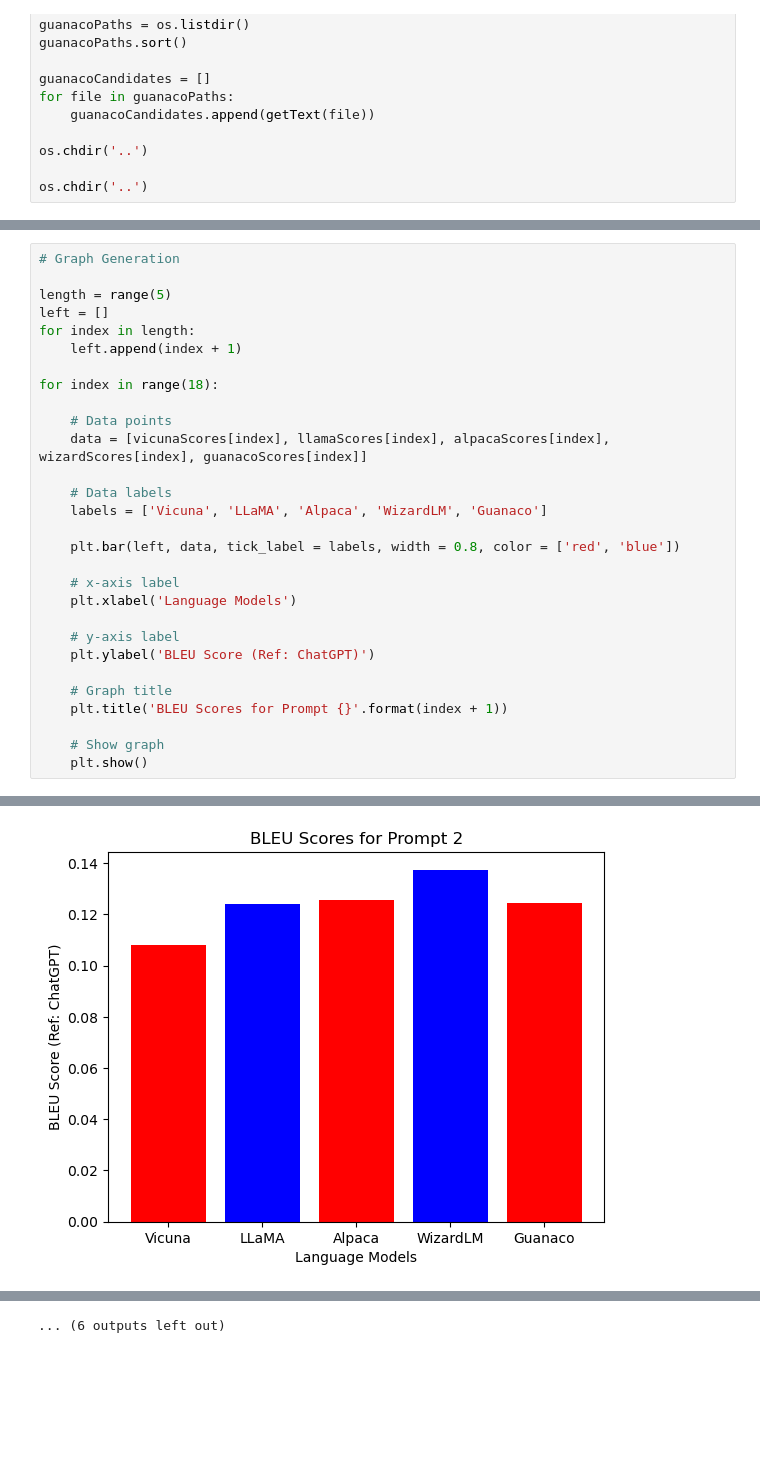
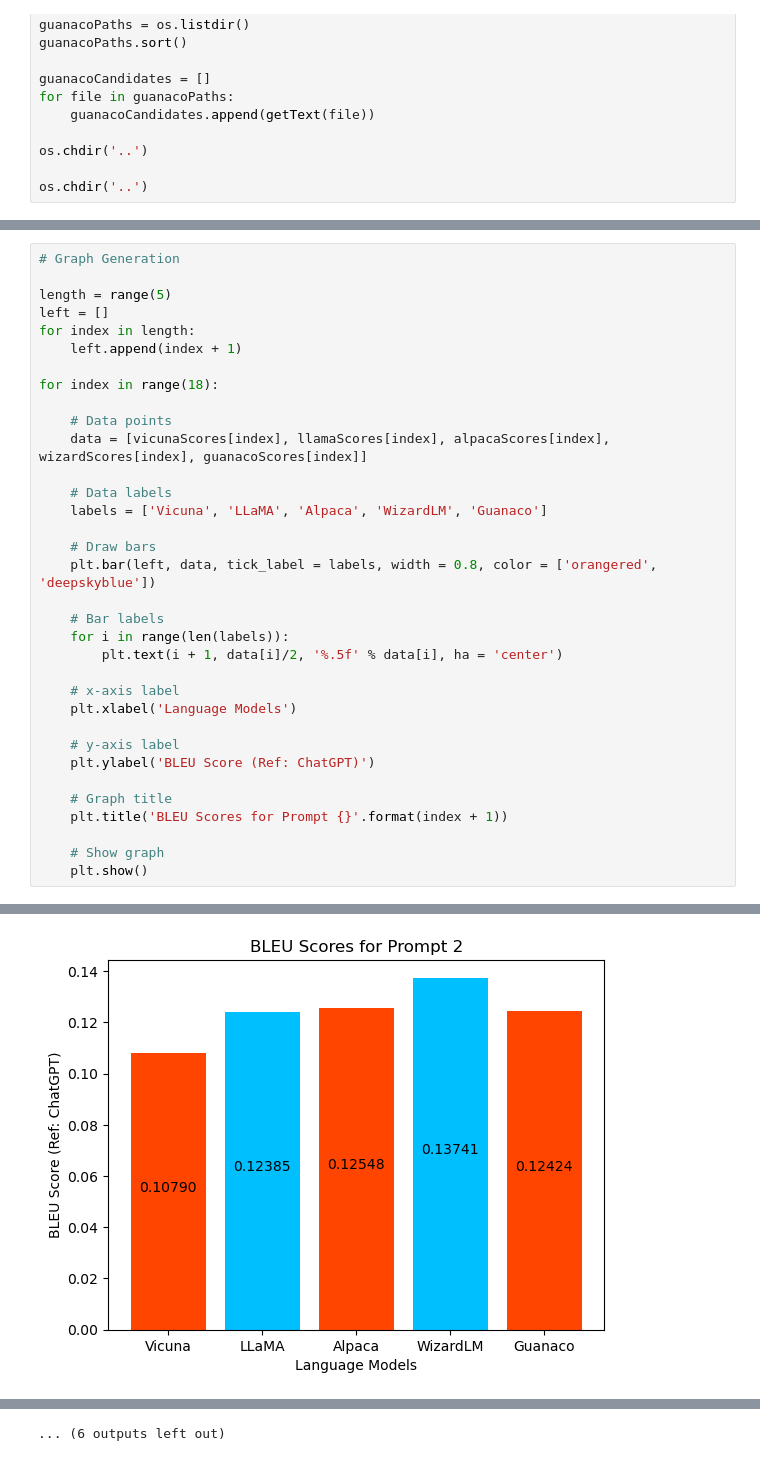
Before and after one commit to SiddhartaDutta/Language-Model-Evaluation-Scripts, a Jupyter notebook: bleu.ipynb, the cells around one changed output, grey strips where cells are left out. Drawn from its saved outputs; the diff is of its cells as text; blank space fills up the shorter version.

Commit message:
Graph enhancements

```diff
--- a/bleu.ipynb
+++ b/bleu.ipynb
@@ -143,7 +147,12 @@ for index in range(18):
     # Data labels
     labels = ['Vicuna', 'LLaMA', 'Alpaca', 'WizardLM', 'Guanaco']
 
-    plt.bar(left, data, tick_label = labels, width = 0.8, color = ['red', 'blue'])
+    # Draw bars
+    plt.bar(left, data, tick_label = labels, width = 0.8, color = ['orangered', 'deepskyblue'])
+
+    # Bar labels
+    for i in range(len(labels)):
+        plt.text(i + 1, data[i]/2, '%.5f' % data[i], ha = 'center')
 
     # x-axis label
     plt.xlabel('Language Models')
@@ -161 +170 @@ for index in range(18):
-[figure, old version]
+[figure, new version]
```
Also changed, not shown: parts of 2 cells of this notebook.
